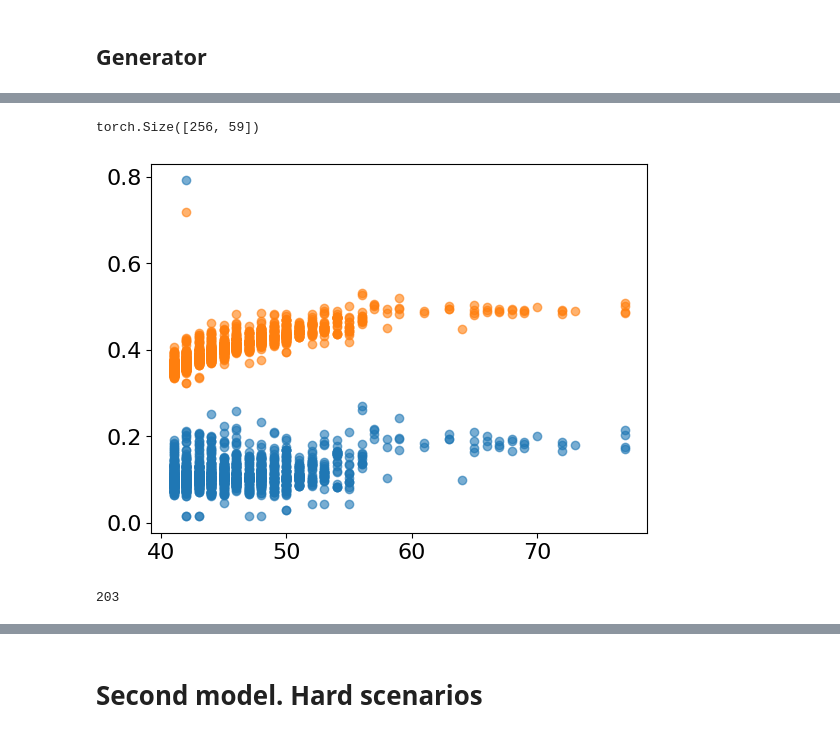
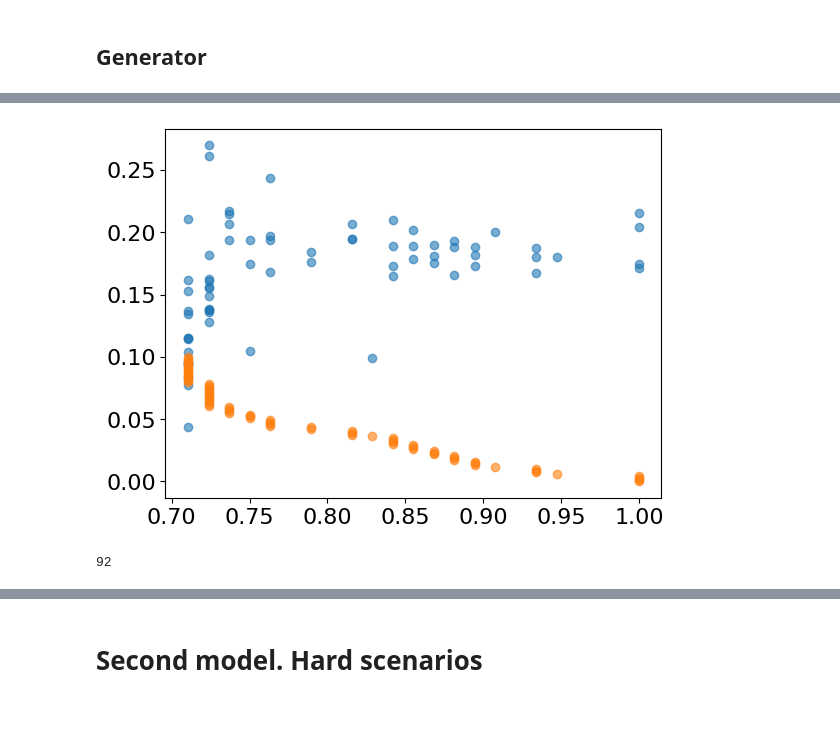
Before and after one commit to osa-bot/Benchmarking, a Jupyter notebook: Scenario_model.ipynb, the cells around one changed output, grey strips where cells are left out. Cells and saved outputs as stored; diff of their text form; code cells hidden in the pictures.

```diff
--- a/Scenario_model.ipynb
+++ b/Scenario_model.ipynb
@@ -110,17 +92,18 @@ data_unnormalized = copy.deepcopy(data)
 # X, y = data.drop('pricemetr', axis=1), data['pricemetr']
 # %%
 scaler_num = MinMaxScaler()
-scaler_cat = MinMaxScaler()
+# scaler_cat = MinMaxScaler()
 label_encoder = LabelEncoder()
 
+data_unnormalized = copy.deepcopy(data)
 data_unnormalized[num_cols_name_w_feat] = scaler_num.fit_transform(data_unnormalized[num_cols_name_w_feat])
 
-label_encoders_arr = []
-for col in cat_cols_name:
-    label_encoder = LabelEncoder()
-    data_unnormalized[col] = label_encoder.fit_transform(data_unnormalized[col])
-    label_encoders_arr.append(label_encoder)
+# label_encoders_arr = []
+# for col in cat_cols_name:
+#     label_encoder = LabelEncoder()
+#     data_unnormalized[col] = label_encoder.fit_transform(data_unnormalized[col])
+#     label_encoders_arr.append(label_encoder)
 
 
 data[num_cols_name_w_feat] = scaler_num.transform(data[num_cols_name_w_feat])
-data[cat_cols_name_w_feat] = scaler_cat.fit_transform(data[cat_cols_name_w_feat])
+# data[cat_cols_name_w_feat] = scaler_cat.fit_transform(data[cat_cols_name_w_feat])
@@ -137,3 +110,7 @@ data.head()
+# %%
+data_vae = copy.deepcopy(data_unnormalized)
+# %%
+data_vae = pd.concat([data_vae[feat_name], pd.get_dummies(data_vae[cat_cols_name].astype(str)).astype(float), data_vae[num_cols_name], data_vae['pricemetr']], axis=1)
 # %% [markdown]
 ## Baseline regression
 # %%
@@ -270,9 +247,9 @@ class DataseCustomScenario(torch.utils.data.Dataset):
     def __getitem__(self, idx):
         return [self.data_wo_x[idx], self.X_for_sc[idx], self.y_sc[idx]]
 
-z = 40 # 0.7
-idx_sc = data_unnormalized[data_unnormalized['floor'] > z].index
-f = lambda arr: np.array(list(map(lambda y: 0.5 * y + 0.3, arr))) #+  0.1 * np.sin(np.linspace(0, 1, len(arr))*5)
+z = 0.7
+idx_sc = data_vae[data_vae['floor'] > z].index
+f = lambda arr: np.array(list(map(lambda y: 0.0 * y + 0.1, arr))) #+  0.1 * np.sin(np.linspace(0, 1, len(arr))*5)
 
 # def f(data):
 #     sc = lambda arr: np.array(list(map(lambda y: 0.5 * y, arr))) + 0.1 * np.sin(np.linspace(0, 1, len(arr))*5)
@@ -286,21 +263,21 @@ f = lambda arr: np.array(list(map(lambda y: 0.5 * y + 0.3, arr))) #+  0.1 * np.s
 
 #     return y_sc
 
-data_wo_x = torch.tensor(data_unnormalized.loc[idx_sc].drop([feat_name, 'pricemetr'], axis=1).values.astype('float32'))
+data_wo_x = torch.tensor(data_vae.loc[idx_sc].drop([feat_name, 'pricemetr'], axis=1).values.astype('float32'))
 
 # y_sc = torch.tensor( f(data.loc[idx_sc, 'pricemetr'].values.astype('float32')) ).view(-1, 1)
 # y_sc = f(data)
 y_sc = np.array(sorted(np.array(list(zip(np.arange(len(idx_sc)), \
-                                    data_unnormalized[feat_name].loc[idx_sc].values, \
-                                    f(data_unnormalized.loc[idx_sc,'pricemetr']))
+                                    data_vae[feat_name].loc[idx_sc].values, \
+                                    f(data_vae.loc[idx_sc,'pricemetr']))
                                      )),\
                 key=lambda x: x[1]))
-y_sc[:, 2] = y_sc[:, 2] + 0.1 *  np.linspace(0, 1, len(y_sc))
+y_sc[:, 2] = y_sc[:, 2] - 0.1 *  np.linspace(0, 1, len(y_sc))
 y_sc = np.array(sorted(y_sc, key=lambda x: x[0]))
 y_sc = torch.tensor(y_sc[:, 2].astype('float32')).view(-1, 1)
 
 
-X_for_sc = torch.tensor(data_unnormalized.loc[idx_sc, feat_name].values.astype('float32')).view(-1, 1)
+X_for_sc = torch.tensor(data_vae.loc[idx_sc, feat_name].values.astype('float32')).view(-1, 1)
 
 
 sc_dataset = DataseCustomScenario(data_wo_x.unsqueeze(1), X_for_sc, y_sc)
@@ -346,7 +285,3 @@ tensor([29.,  3., 26., 14., 28.,  3.,  0., 26., 27., 14.,  4., 23., 26., 27.,
-# %%
-F.one_hot(next(iter(sc_loader))[0][:, 0].T[1].long(), num_classes=59).size()
-# %% [output]
-torch.Size([256, 59])
 # %%
 # sc = lambda arr: np.array(list(map(lambda y: 0.5 * y + 0.2, arr))) + 0.1 * np.sin(10 * np.linspace(0, 1, len(arr)))
 
@@ -357,14 +292,14 @@ torch.Size([256, 59])
 # y_sc.index = idx_after_sort
 # y_sc = y_sc.loc[idx_sc].values.astype('float32')
 # %%
-plt.scatter(data_unnormalized['floor'].loc[idx_sc], data_unnormalized.loc[idx_sc, 'pricemetr'], alpha=0.6)
+plt.scatter(data_vae['floor'].loc[idx_sc], data_vae.loc[idx_sc, 'pricemetr'], alpha=0.6)
 # plt.scatter(data['floor'].loc[idx_sc], f(data.loc[idx_sc,'pricemetr']), alpha=0.6)
-plt.scatter(data_unnormalized['floor'].loc[idx_sc], y_sc, alpha=0.6)
+plt.scatter(data_vae['floor'].loc[idx_sc], y_sc, alpha=0.6)
 # plt.scatter(data['floor'].loc[idx_sc], xgb.predict(synth_df), alpha=0.6)
 
 plt.show()
 # %% [output]
-[figure, old version]
+[figure, new version]
 # %%
 # pos = np.where(data.columns == 'floor')[0][0]
 # pos
@@ -373,7 +308,3 @@ num_classes_all = []
 
 for i in cat_cols_name:
     num_classes_all.append(len(data_unnormalized.loc[:, i].unique()))
-# %%
-sum(num_classes_all)
-# %% [output]
-203
@@ -380,3 +313,7 @@ sum(num_classes_all)
+# %%
+sum_classes_all + length_num
+# %% [output]
+92
 # %%
 class ResidualBlock(nn.Module):
     def __init__(self, channels):
```
Also changed, not shown: parts of 31 cells of this notebook.
